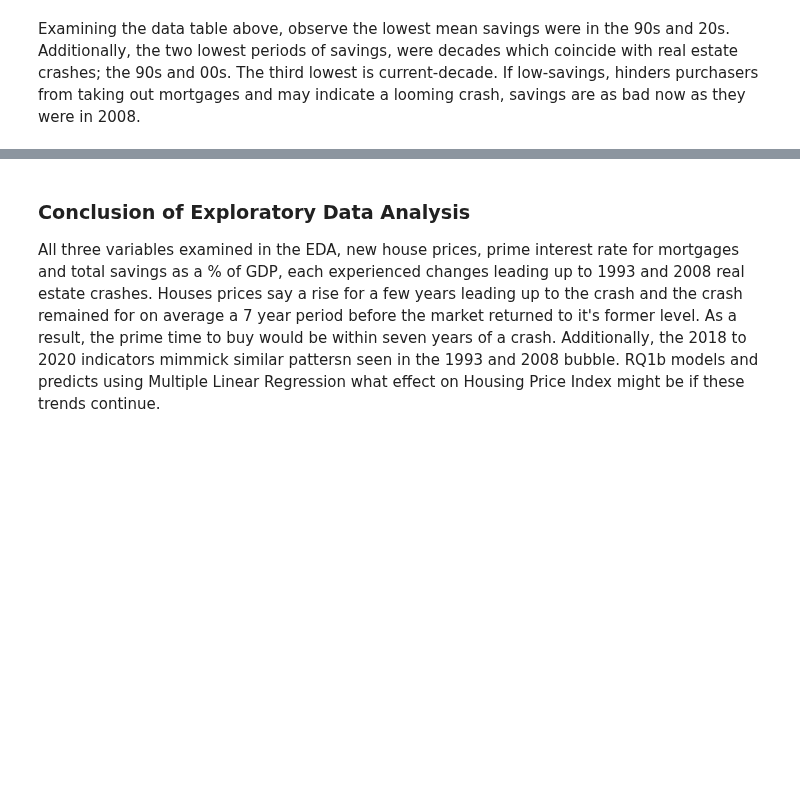
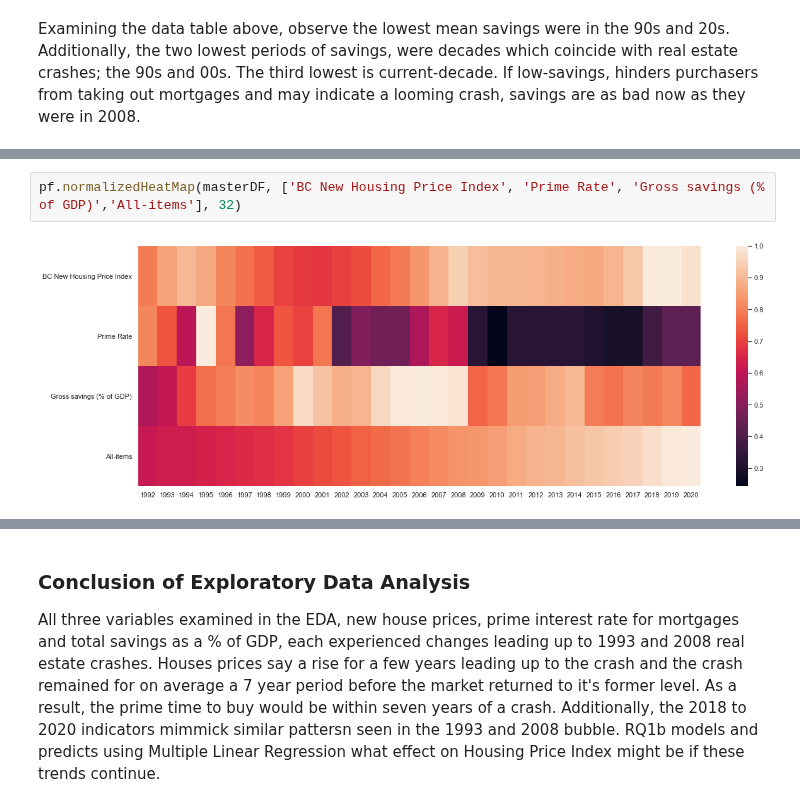
Before and after one commit to data301-2021-summer2/group-11-project, a Jupyter notebook: analysis/Shared/Task 4 Notebook.ipynb, the cells around one changed output, grey strips where cells are left out. Drawn from its saved outputs; the diff is of its cells as text; blank space fills up the shorter version.

Commit message:
Updated Task 4 Notebook. Added 2 more graphing functions for heatmaps.

```diff
--- a/analysis/Shared/Task 4 Notebook.ipynb
+++ b/analysis/Shared/Task 4 Notebook.ipynb
@@ -122,0 +128,4 @@ Examining the data table above, observe the lowest mean savings were in the 90s
+# %%
+pf.normalizedHeatMap(masterDF, ['BC New Housing Price Index', 'Prime Rate', 'Gross savings (% of GDP)','All-items'], 32)
+# %% [output]
+[figure, added]
```
Also changed, not shown: parts of 6 cells of this notebook, 1 other file.
